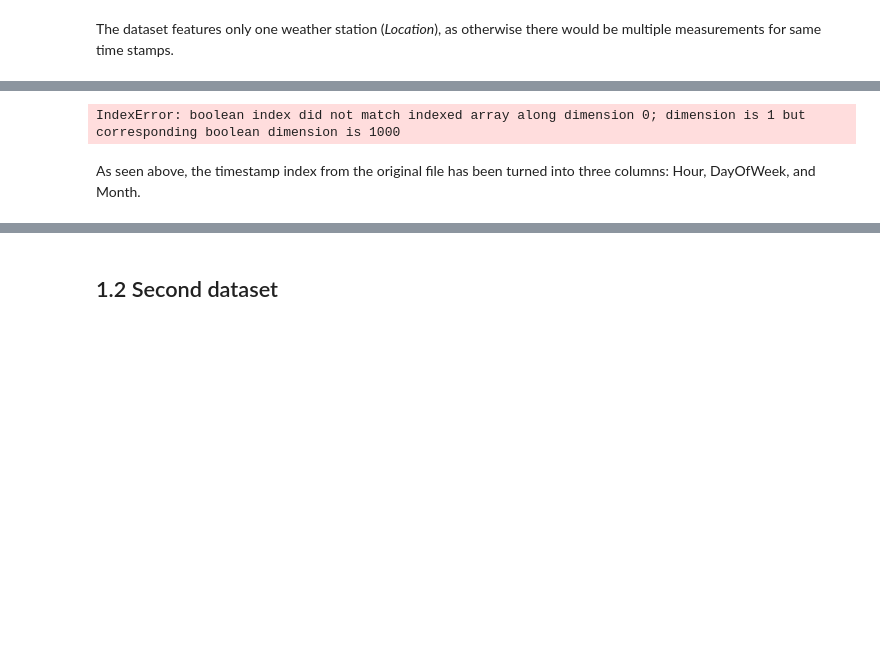
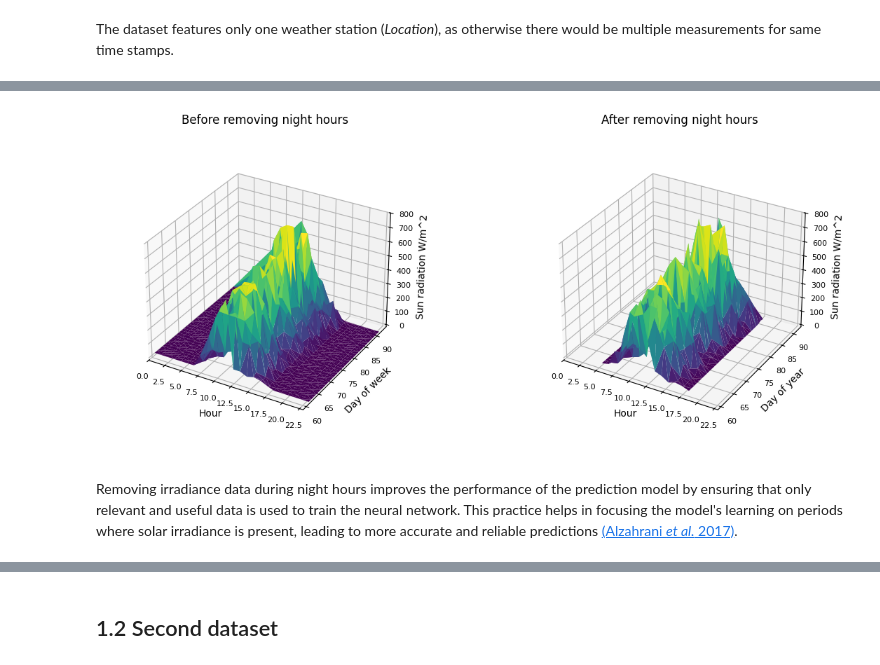
Before and after one commit to dashenter/Forecasting, a Jupyter notebook: Final.ipynb, the cells around one changed output, grey strips where cells are left out. Drawn from its saved outputs; the diff is of its cells as text; code cells hidden in the pictures; blank space fills up the shorter version.

```diff
--- a/Final.ipynb
+++ b/Final.ipynb
@@ -115,41 +117,57 @@ data
+# %%
+# Extract relevant columns (drop the month, as this is only being trained on one month)
+hours = df1['Hour'].values
+days = df1['DayOfYear'].values
+solar_irradiance = df1['Q'].values
+
+# Remove night hours (consider only 5 AM to 6 PM),
+# but this might be different depending on the location and time of the year
+day_hours = (hours >= 5) & (hours <= 18)
+hours_day = hours[day_hours]
+days_day = days[day_hours]
+solar_irradiance_day = solar_irradiance[day_hours]
 # %%
-import pandas as pd
-import numpy as np
-import matplotlib.pyplot as plt
-from mpl_toolkits.mplot3d import Axes3D
+# Create 3D plots
+fig = plt.figure(figsize=(14, 6))
 
-# Extract relevant columns
-hours = data['Hour'].values
-days = np.array([len(data['DayOfWeek'])])
-solar_irradiance = data['Q'].values
-
-# Remove night hours (e.g., consider only 6 AM to 6 PM)
-day_hours = (hours >= 6) & (hours <= 18)
-hours_day = hours[day_hours]
-days_day = days[day_hours]
-solar_irradiance_day = solar_irradiance[day_hours]
-
-# Create 3D plots
-fig = plt.figure(figsize=(18, 6))
+# Set the same limits for both plots
+xlim = (hours.min(), hours.max())
 
 # Before removing night hours
 ax1 = fig.add_subplot(121, projection='3d')
 ax1.plot_trisurf(hours, days, solar_irradiance, cmap='viridis')
 ax1.set_xlabel('Hour')
-ax1.set_ylabel('Day of year')
+ax1.set_ylabel('Day of week')
 ax1.set_zlabel('Sun radiation W/m^2')
 ax1.set_title('Before removing night hours')
+ax1.set_xlim(xlim)
+ax1.set_box_aspect(None, zoom=0.85)
+
+# Make ax2 ticks font size smaller
+ax1.tick_params(axis='both', which='major', labelsize=8)
+ax1.tick_params(axis='z', which='major', labelsize=8)
 
 # After removing night hours
 ax2 = fig.add_subplot(122, projection='3d')
 ax2.plot_trisurf(hours_day, days_day, solar_irradiance_day, cmap='viridis')
 ax2.set_xlabel('Hour')
 ax2.set_ylabel('Day of year')
 ax2.set_zlabel('Sun radiation W/m^2')
 ax2.set_title('After removing night hours')
+ax2.set_xlim(xlim)
+ax2.set_box_aspect(None, zoom=0.85) # To make the z-axis label visible
+
+# Make ax2 ticks font size smaller
+ax2.tick_params(axis='both', which='major', labelsize=8)
+ax2.tick_params(axis='z', which='major', labelsize=8)
 
 plt.show()
 # %% [output]
-IndexError: boolean index did not match indexed array along dimension 0; dimension is 1 but corresponding boolean dimension is 1000
+[figure, added]
-# %% [markdown]
-As seen above, the timestamp index from the original file has been turned into three columns: Hour, DayOfWeek, and Month.
+# %% [markdown]
+Removing irradiance data during night hours improves the performance of the prediction model
+by ensuring that only relevant and useful data is used to train the neural network.
+This practice helps in focusing the model's learning on periods where solar irradiance is present,
+leading to more accurate and reliable predictions [(Alzahrani _et al._ 2017)][5].
+
+[5]: https://www.sciencedirect.com/science/article/pii/S1877050917318392
```
Also changed, not shown: parts of 69 cells of this notebook.
